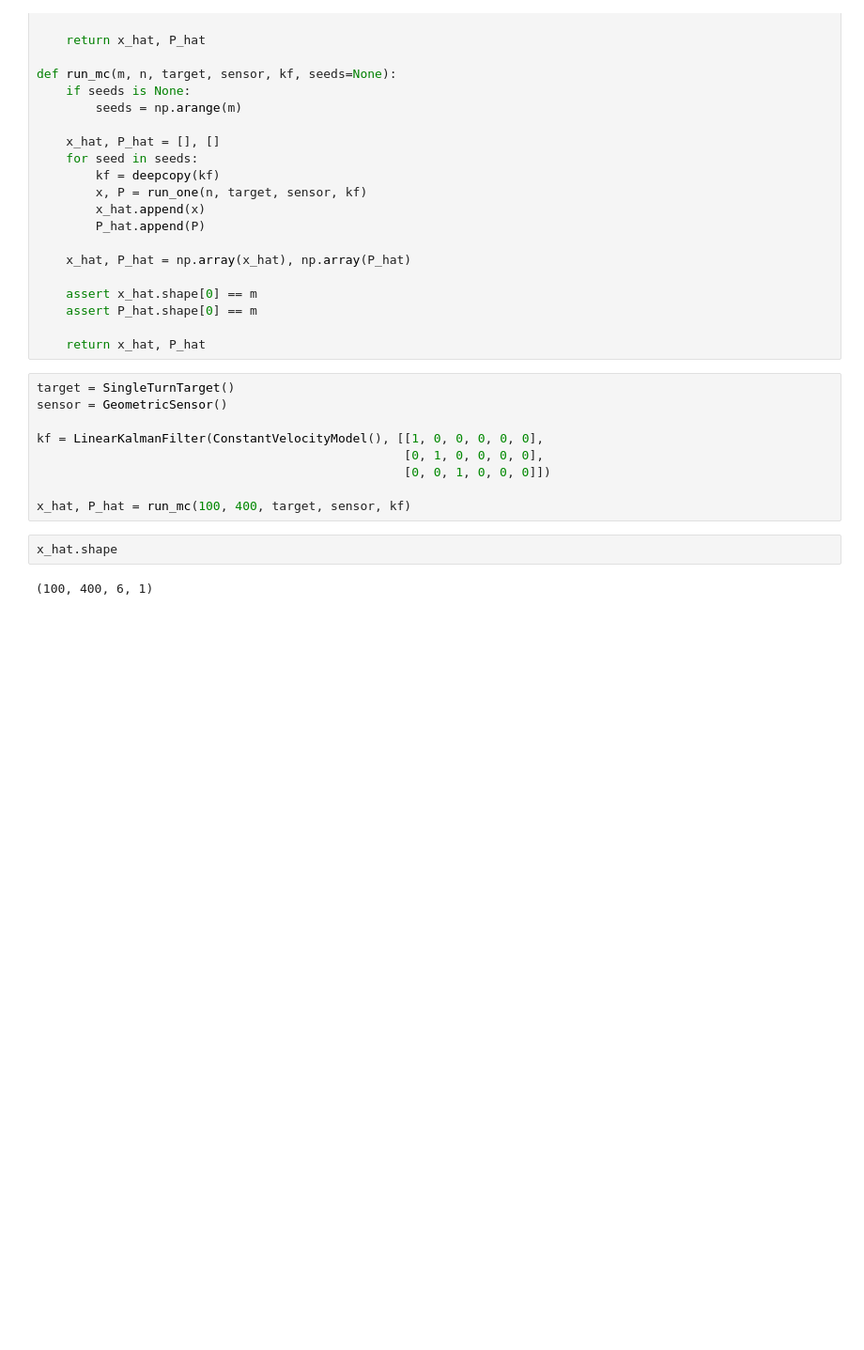
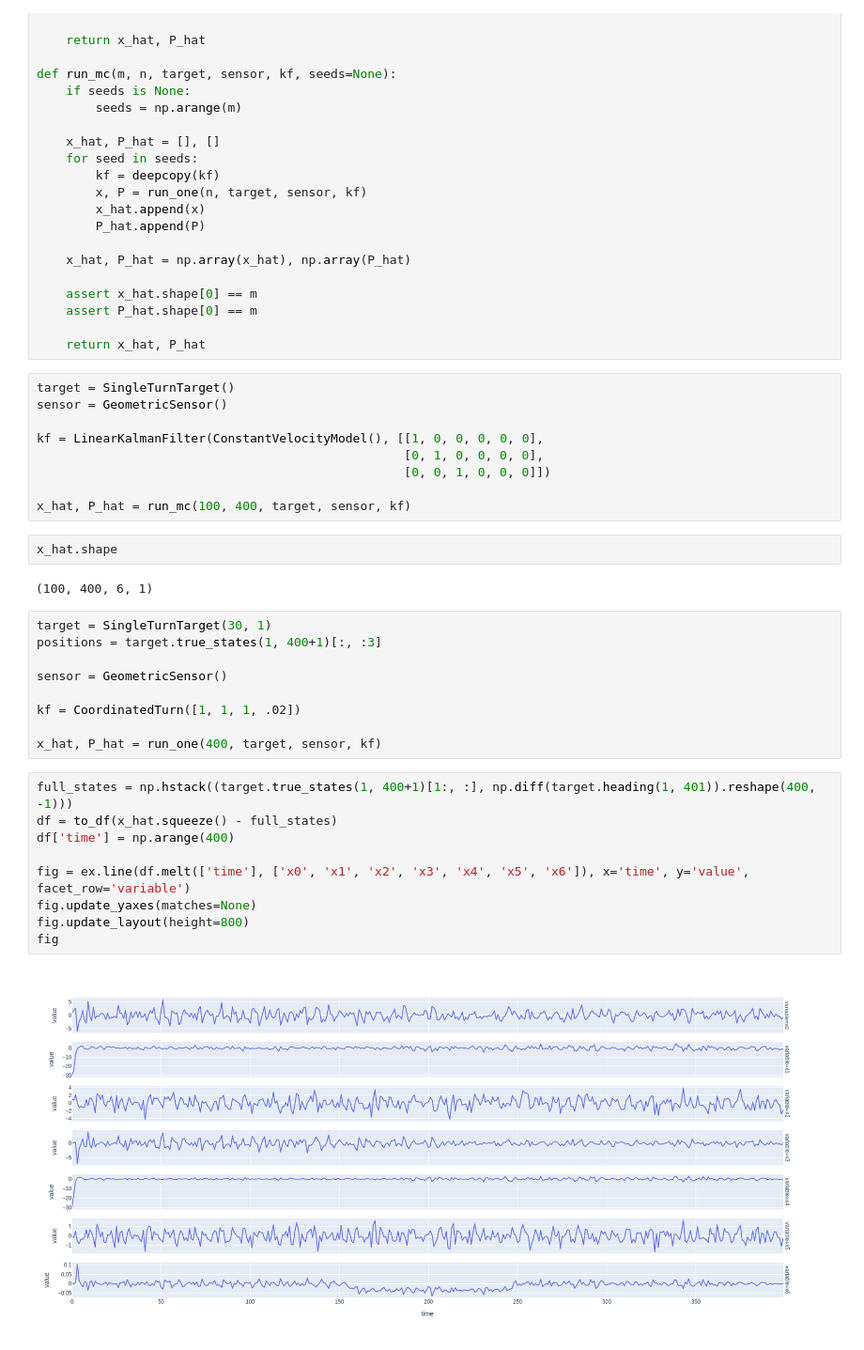
Before and after one commit to lbartnik/modern-tracking-systems, a Jupyter notebook: 03 Motion Models/11 Compare on Single Turn.ipynb, the cells around one changed output. Shown at 94% size. Drawn from its saved outputs; the diff is of its cells as text; blank space fills up the shorter version.

Commit message:
Coordinated Turn 3D

```diff
--- a/03 Motion Models/11 Compare on Single Turn.ipynb
+++ b/03 Motion Models/11 Compare on Single Turn.ipynb
@@ -74,3 +76,23 @@ x_hat, P_hat = run_mc(100, 400, target, sensor, kf)
 x_hat.shape
 # %% [output]
 (100, 400, 6, 1)
+# %%
+target = SingleTurnTarget(30, 1)
+positions = target.true_states(1, 400+1)[:, :3]
+
+sensor = GeometricSensor()
+
+kf = CoordinatedTurn([1, 1, 1, .02])
+
+x_hat, P_hat = run_one(400, target, sensor, kf)
+# %%
+full_states = np.hstack((target.true_states(1, 400+1)[1:, :], np.diff(target.heading(1, 401)).reshape(400, -1)))
+df = to_df(x_hat.squeeze() - full_states)
+df['time'] = np.arange(400)
+
+fig = ex.line(df.melt(['time'], ['x0', 'x1', 'x2', 'x3', 'x4', 'x5', 'x6']), x='time', y='value', facet_row='variable')
+fig.update_yaxes(matches=None)
+fig.update_layout(height=800)
+fig
+# %% [output]
+[figure, added]
```
Also changed, not shown: parts of 14 cells of this notebook, 4 other files.
